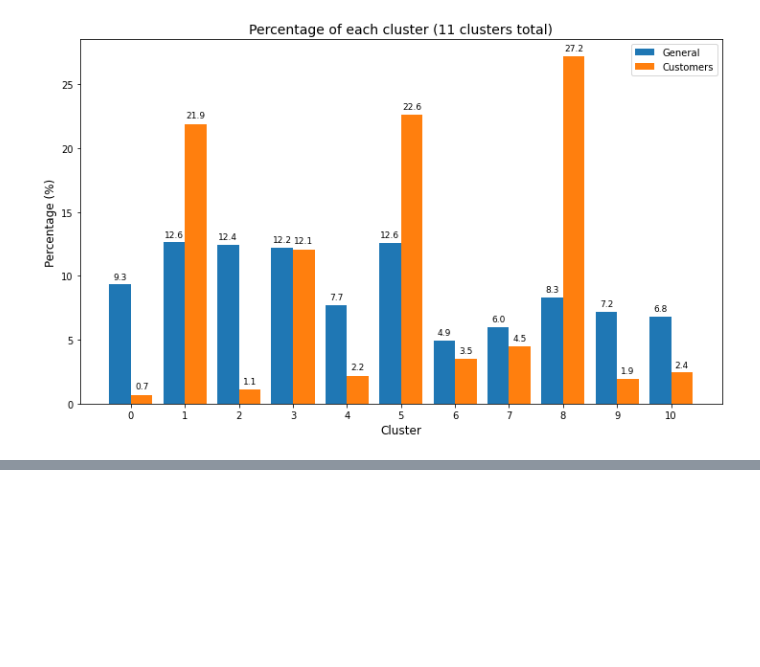
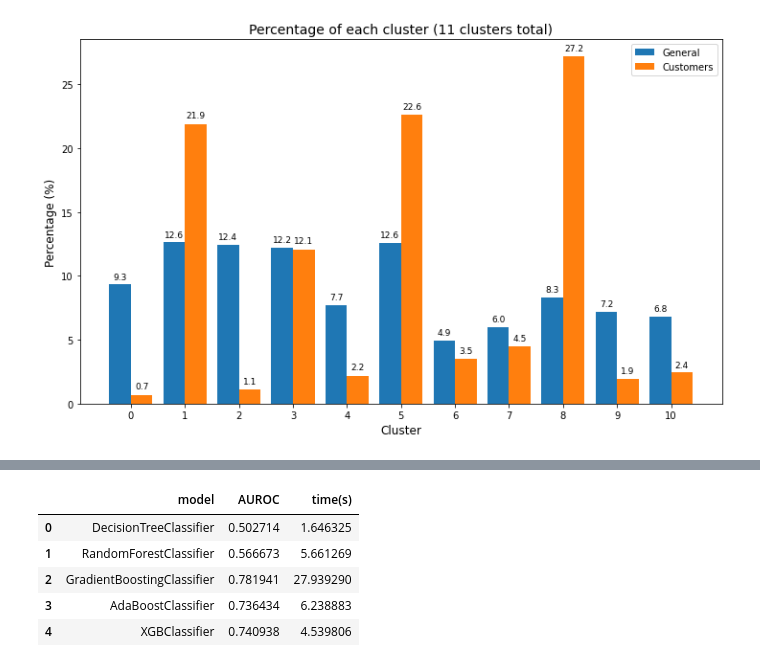
Before and after one commit to SweetAdjPotato/Arvato_Customer_Segmentation, a Jupyter notebook: Arvato_Project_Workbook.ipynb, the cells around one changed output, grey strips where cells are left out. Drawn from its saved outputs; the diff is of its cells as text; code cells hidden in the pictures; blank space fills up the shorter version.

```diff
--- a/Arvato_Project_Workbook.ipynb
+++ b/Arvato_Project_Workbook.ipynb
@@ -2600,0 +2707,3 @@ mailout_test = pd.read_csv('../../data/Term2/capstone/arvato_data/Udacity_MAILOU
+# %%
+# split the dataset to train and test
+X_train, X_test, y_train, y_test = train_test_split(mailout_train_scaled, train_labels, test_size=0.3, random_state=SEED)
@@ -2600,0 +2720,33 @@ mailout_test = pd.read_csv('../../data/Term2/capstone/arvato_data/Udacity_MAILOU
+# %%
+def train_and_predict(model, X_train, y_train, X_test, y_test):
+    """
+    Fit a model on X_train, y_train
+    predicts on X_text, y_test
+    Calculate AUROC on predictions made on test data
+
+    Outputs - AUROC score, time elapse for training and prediction
+    """
+    start = time.time()
+    model = model.fit(X_train, y_train)
+
+    roc_score = roc_auc_score(y_test, model.predict_proba(X_test)[:,1])
+
+    end = time.time()
+    time_elapsed = end - start
+
+    return roc_score, time_elapsed
+# %%
+models = [
+         ("DecisionTreeClassifier", DecisionTreeClassifier(random_state=SEED)),
+         ("RandomForestClassifier", RandomForestClassifier(random_state=SEED)),
+         ("GradientBoostingClassifier", GradientBoostingClassifier(random_state=SEED)),
+         ("AdaBoostClassifier", AdaBoostClassifier(random_state=SEED)),
+         ("XGBClassifier",XGBClassifier(random_state=SEED))]
+# %%
+model_performance = {'model':[], 'AUROC':[], 'time(s)':[]}
+
+for name, model in models:
+    roc, time_ = train_and_predict(model, X_train, y_train, X_test, y_test)
+    model_performance['model'].append(name)
+    model_performance['AUROC'].append(roc)
+    model_performance['time(s)'].append(time_)
@@ -2600,0 +2771,10 @@ mailout_test = pd.read_csv('../../data/Term2/capstone/arvato_data/Udacity_MAILOU
+# %%
+model_performance_df = pd.DataFrame.from_dict(model_performance)
+model_performance_df
+# %% [output]
+|  | model | AUROC | time(s) |
+| 0 | DecisionTreeClassifier | 0.502714 | 1.646325 |
+| 1 | RandomForestClassifier | 0.566673 | 5.661269 |
+| 2 | GradientBoostingClassifier | 0.781941 | 27.939290 |
+| 3 | AdaBoostClassifier | 0.736434 | 6.238883 |
+| 4 | XGBClassifier | 0.740938 | 4.539806 |
```
Also changed, not shown: parts of 125 cells of this notebook.
